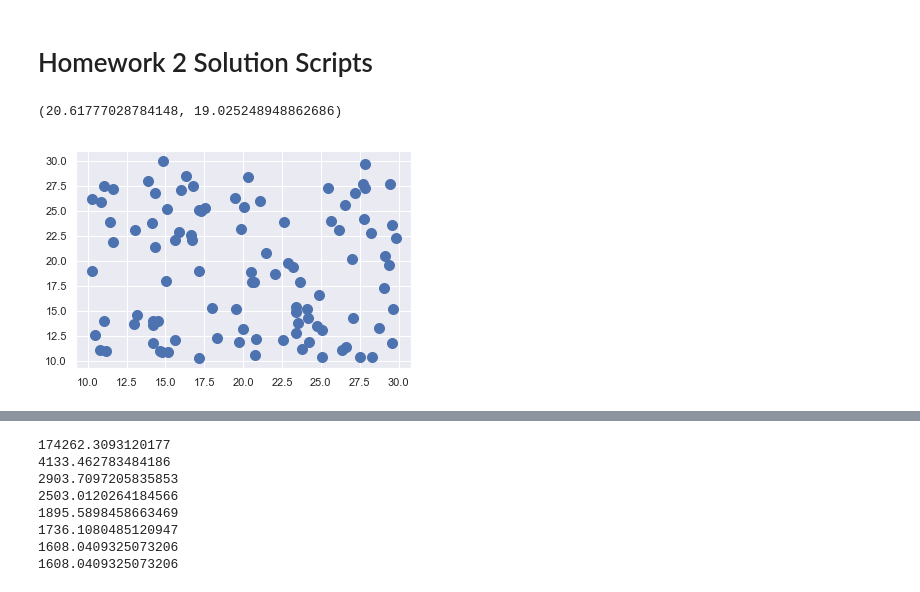
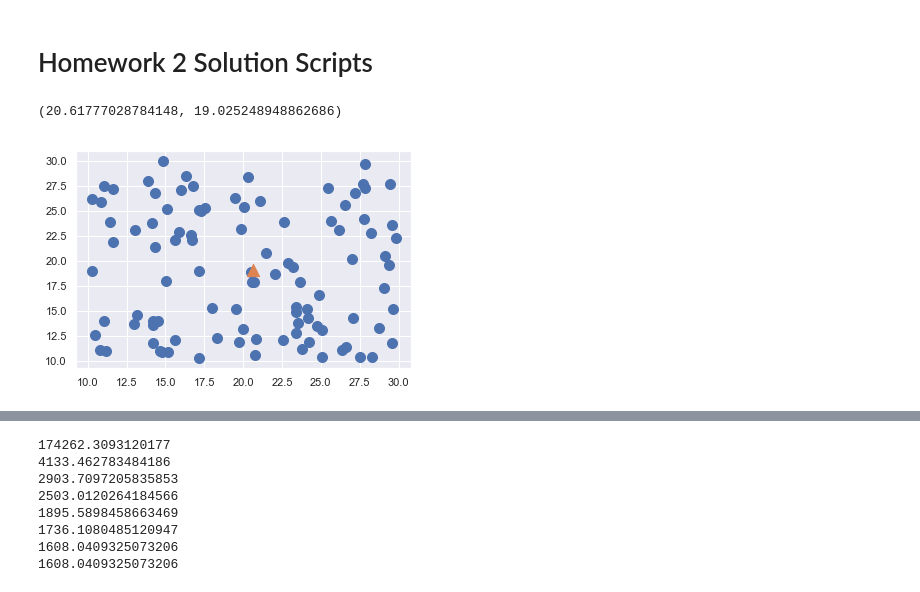
Before and after one commit to akinelden/ie440-homework2, a Jupyter notebook: HW2_scripts.ipynb, the cells around one changed output, grey strips where cells are left out. Cells and saved outputs as stored; diff of their text form; code cells hidden in the pictures.

```diff
--- a/HW2_scripts.ipynb
+++ b/HW2_scripts.ipynb
@@ -32,8 +32,9 @@ def squaredDistSolforSingle(H=[], A=[], C=[], m=41):
 # %%
 plt.scatter(A[:, 0], A[:, 1], s=np.size(A,axis=0))
 
 x1, x2 = squaredDistSolforSingle(H,A,C,41)
+plt.scatter(x1,x2, marker='^', s = 150)
 x1, x2
 # %% [output]
 (20.61777028784148, 19.025248948862686)
-[figure, old version]
+[figure, new version]
```
Also changed, not shown: parts of 2 cells of this notebook.
